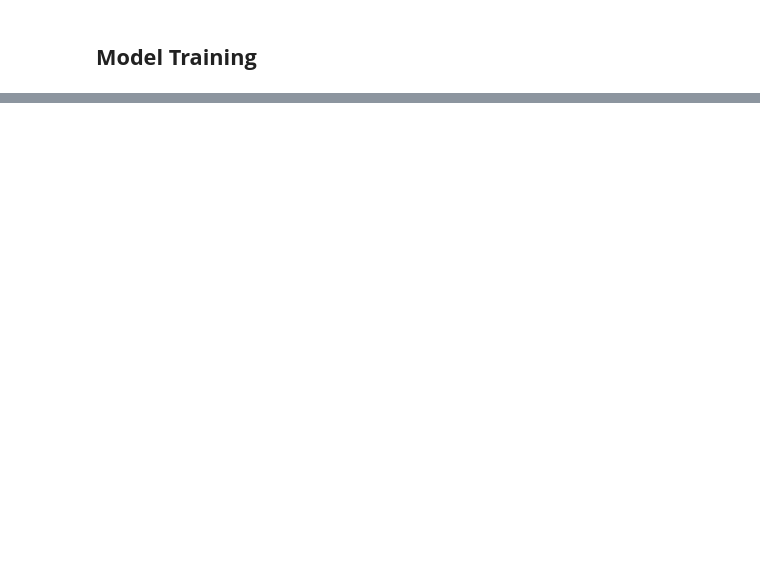
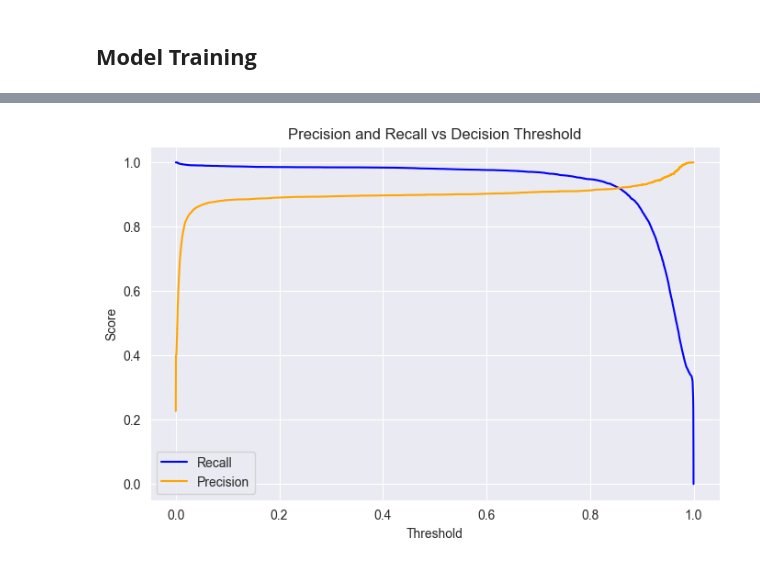
Before and after one commit to Rajatsingh64/fraud_transaction_detection, a Jupyter notebook: notebook/research.ipynb, the cells around one changed output, grey strips where cells are left out. Cells and saved outputs as stored; diff of their text form; code cells hidden in the pictures; blank space fills up the shorter version.

```diff
--- a/notebook/research.ipynb
+++ b/notebook/research.ipynb
@@ -728,3 +850,7 @@ X_train_smote, y_train_smote = smote.fit_resample(X_train, y_train)
+# %%
+from imblearn.combine import SMOTETomek
+smote = SMOTETomek(sampling_strategy=0.6,random_state=42)
+X_train_smote, y_train_smote = smote.fit_resample(X_train, y_train)
 # %%
 y_train_smote.value_counts()
 # %% [output]
@@ -873,0 +1026,24 @@ plt.show()
+# %%
+from sklearn.metrics import precision_recall_curve
+
+# 1. Get predicted probabilities for positive class
+y_scores = best_model.predict_proba(X_test)[:, 1]
+
+# 2. Compute precision, recall, thresholds
+precision, recall, thresholds = precision_recall_curve(y_test, y_scores)
+
+# Note: precision_recall_curve returns thresholds with length = len(precision) - 1
+# So, we plot recall[:-1] against thresholds
+
+# 3. Plot Recall vs Threshold
+plt.figure(figsize=(8,5))
+plt.plot(thresholds, recall[:-1], label='Recall', color='blue')
+plt.plot(thresholds, precision[:-1], label='Precision', color='orange')
+plt.xlabel('Threshold')
+plt.ylabel('Score')
+plt.title('Precision and Recall vs Decision Threshold')
+plt.legend()
+plt.grid(True)
+plt.show()
+# %% [output]
+[figure, added]
```
Also changed, not shown: parts of 35 cells of this notebook, 2 other files.
